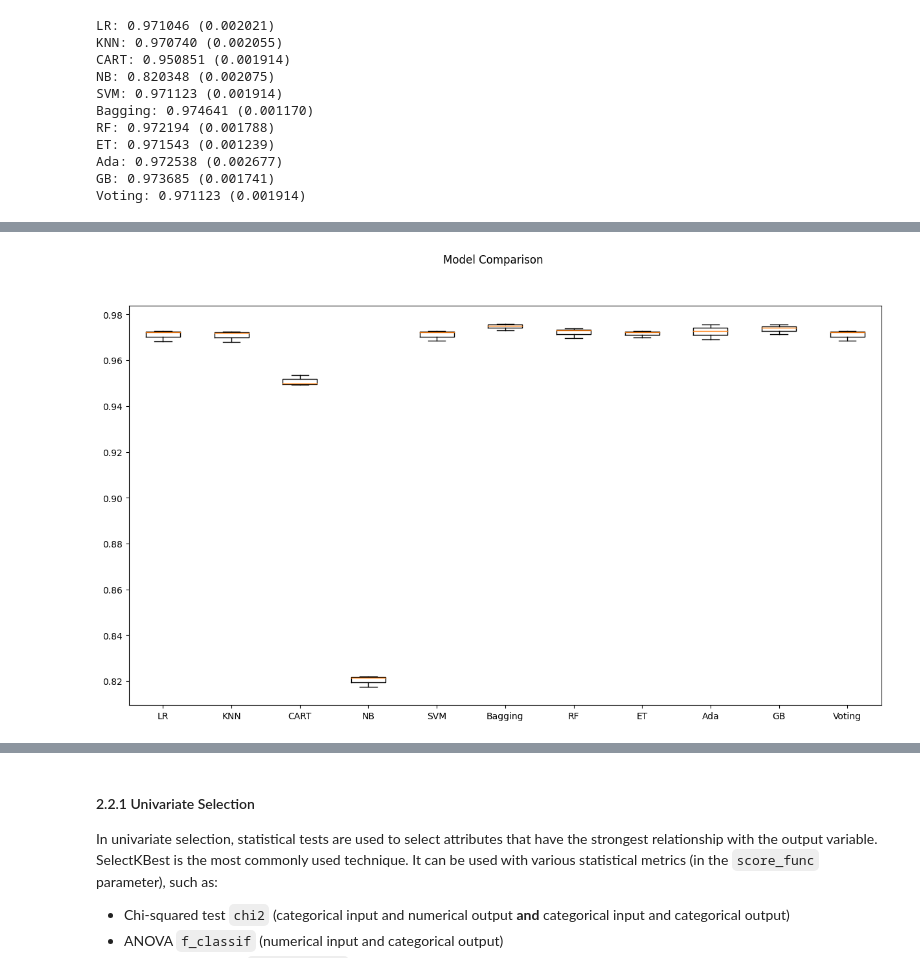
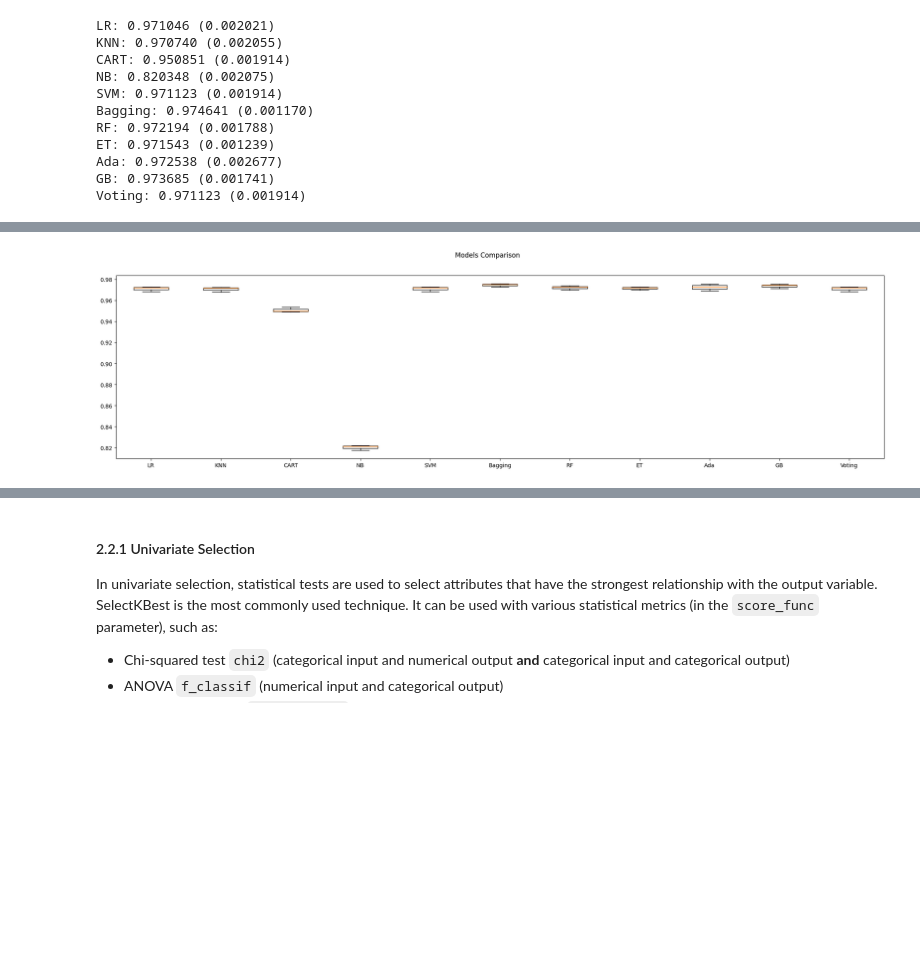
Before and after one commit to bbucalonserra/data_analysis_and_best_practices, a Jupyter notebook: machine_learning_and_analytics.ipynb, the cells around one changed output, grey strips where cells are left out. Saved outputs shown, nothing was run; the diff lists cells and outputs as text; code cells hidden in the pictures; blank space fills up the shorter version.

```diff
--- a/machine_learning_and_analytics.ipynb
+++ b/machine_learning_and_analytics.ipynb
@@ -580,21 +585,21 @@ is_delivery_delayed         0
 dtype: int64
 # %%
 # Reset index from dataframe
-orders_df = orders_df.reset_index(drop=True)
+orders_records_df = orders_records_df.reset_index(drop=True)
 # %% [markdown]
 There is no need to transform the data types, since it is all properly set.
 # %% [markdown]
 #### 2.1.8 Feature Engineering
 # %%
 # Getting columns of type 'object'
-object_columns = orders_df.select_dtypes(include=['object']).columns
+object_columns = orders_records_df.select_dtypes(include=['object']).columns
 
 # Applying one-hot encoding for each column of type 'object'
 for column in object_columns:
-    orders_df = pd.get_dummies(orders_df, columns=[column])
+    orders_records_df = pd.get_dummies(orders_records_df, columns=[column])
 
 # Viewing the DataFrame after applying one-hot encoding
-display(orders_df.head())
+display(orders_records_df.head())
 # %% [output]
 |  | order_amount | order_delivery_fee | order_delivery_cost | order_created_hour | order_created_minute | ... |
 | 0 | 129.45 | 11.9 | 8.00 | 15 | 17 | ... |
@@ -604,13 +609,13 @@ display(orders_df.head())
 | 4 | 110.80 | 11.9 | 9.32 | 22 | 23 | ... |
 # %%
 # Changing names of columns to upper case
-orders_df.columns = orders_df.columns.str.upper()
+orders_records_df.columns = orders_records_df.columns.str.upper()
 
 # Replace spaces with underscore
-orders_df.columns = orders_df.columns.str.replace(' ', '_')
+orders_records_df.columns = orders_records_df.columns.str.replace(' ', '_')
 
 # Check if the operation was well done
-orders_df.columns
+orders_records_df.columns
 # %% [output]
 Index(['ORDER_AMOUNT', 'ORDER_DELIVERY_FEE', 'ORDER_DELIVERY_COST',
        'ORDER_CREATED_HOUR', 'ORDER_CREATED_MINUTE', 'ORDER_CREATED_DAY',
@@ -647,10 +651,10 @@ The holdout method is a model evaluation technique in machine learning, where th
 First, let's create our variables for the train and test.
 # %%
 # Creating a variable with the return the values in an array format
-array = orders_df.values
+array = orders_records_df.values
 
 # Finding the position of the target attribute
-target_column_position = orders_df.columns.get_loc('IS_DELIVERY_DELAYED')
+target_column_position = orders_records_df.columns.get_loc('IS_DELIVERY_DELAYED')
 
 # Creating the variable X, with X = attributes that will be used as features (features = atributos de entrada)
 X = array[:, np.r_[:target_column_position, 13:84]] # Select all instances (using ":"), but only the columns 0-11 and 13-84 (using "np.r_[:12, 13:85]")
@@ -780,10 +777,10 @@ The boxplot below visually illustrates the distribution of accuracy scores acros
 # %%
-# Boxplot for model comparison
-fig = plt.figure(figsize=(15,8))
-fig.suptitle('Model Comparison')
+# Plot
+fig = plt.figure(figsize=(25,6))
+fig.suptitle('Models Comparison')
 ax = fig.add_subplot(111)
 plt.boxplot(results)
 ax.set_xticklabels(names)
 plt.show()
 # %% [output]
-[figure, old version]
+[figure, new version]
```
Also changed, not shown: parts of 79 cells of this notebook.
